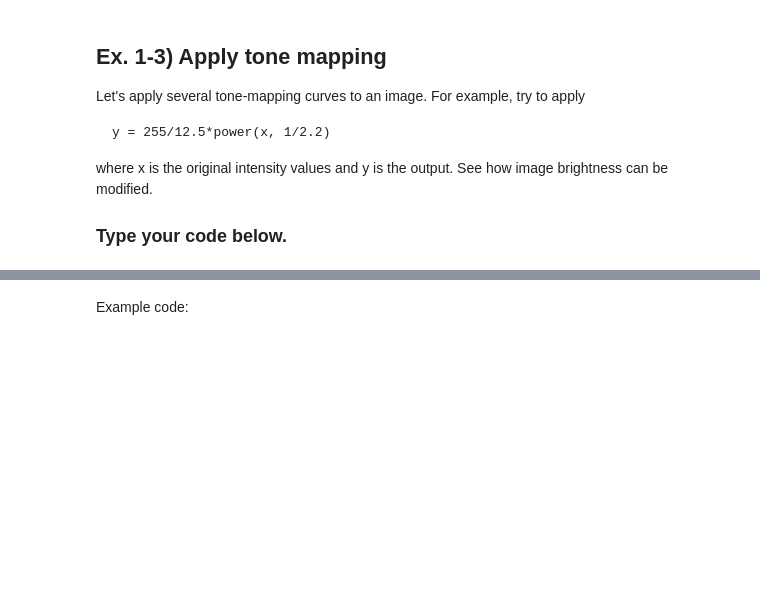
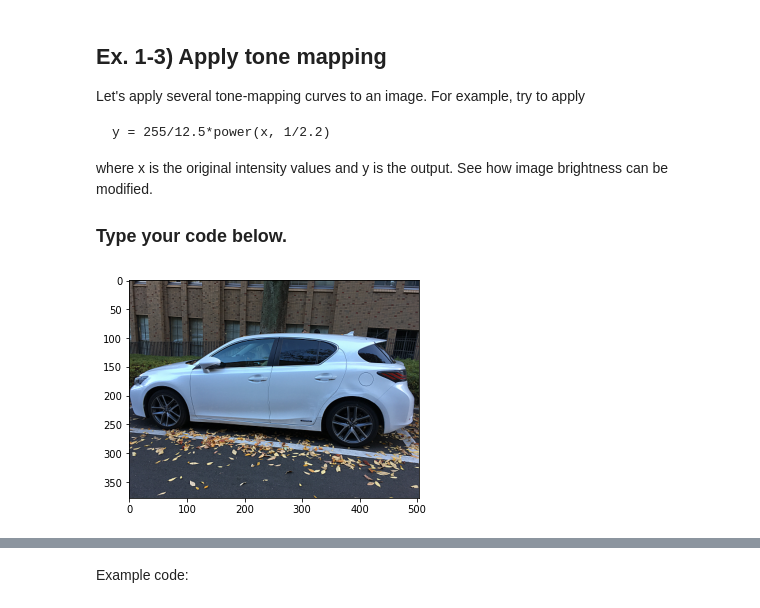
Before and after one commit to Unu-tech/school, a Jupyter notebook: Computer_Vision/class3/class3-ex1-3.ipynb, the cells around one changed output, grey strips where cells are left out. Saved outputs shown, nothing was run; the diff lists cells and outputs as text; code cells hidden in the pictures; blank space fills up the shorter version.

```diff
--- a/Computer_Vision/class3/class3-ex1-3.ipynb
+++ b/Computer_Vision/class3/class3-ex1-3.ipynb
@@ -7,3 +7,18 @@ y = 255/12.5*power(x, 1/2.2)
 where x is the original intensity values and y is the output. See how image brightness can be modified.
 
 ### Type your code below.
+# %%
+import os
+
+import matplotlib.pyplot as plt
+import numpy as np
+from PIL import Image
+
+img_path = "./in/car.png"
+
+img = Image.open(img_path)
+
+imgplot = plt.imshow(img)
+img_arr = np.asarray(img, dtype = np.float32)
+# %% [output]
+[figure, added]
```
Also changed, not shown: parts of 3 cells of this notebook, 9 other files.
